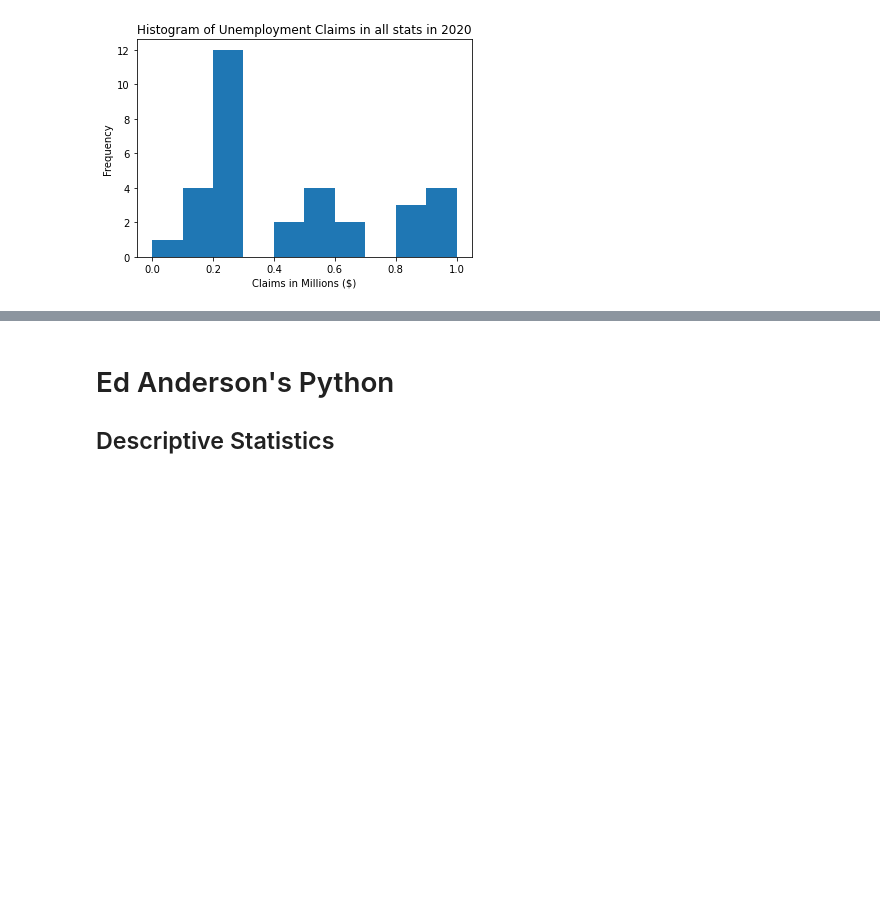
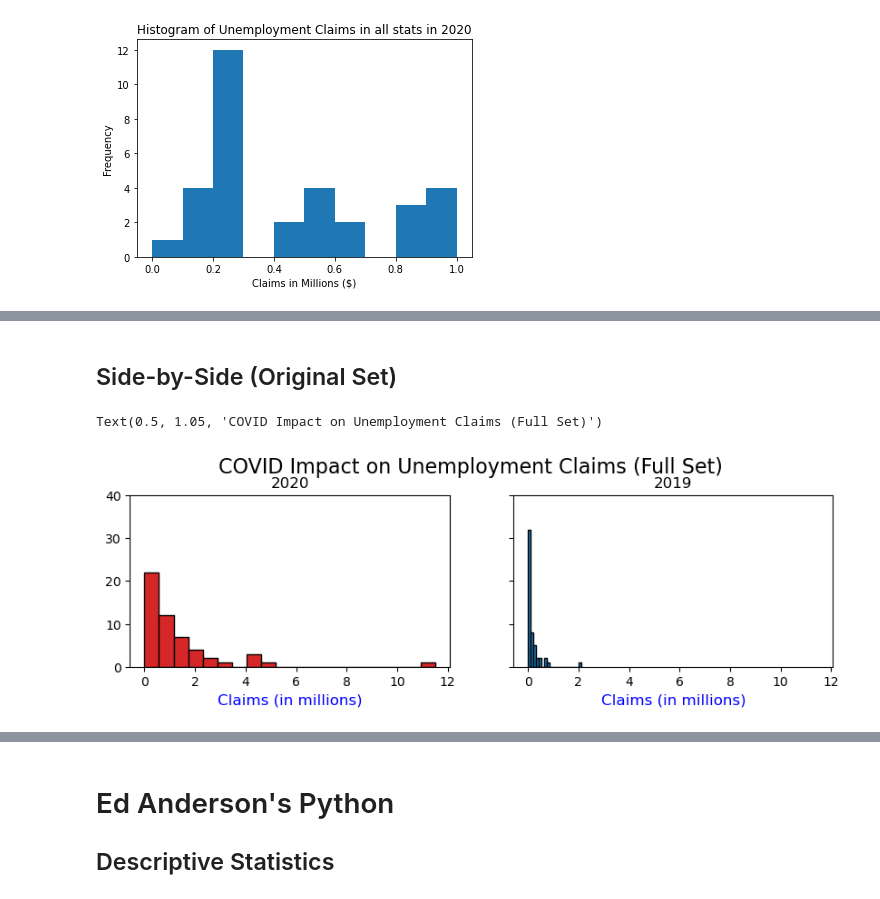
Before and after one commit to amajor/data-visualization-project-week-5, a Jupyter notebook: unemployment.ipynb, the cells around one changed output, grey strips where cells are left out. Cells and saved outputs as stored; diff of their text form; code cells hidden in the pictures; blank space fills up the shorter version.

```diff
--- a/unemployment.ipynb
+++ b/unemployment.ipynb
@@ -192,0 +225,18 @@ plt.show()
+# %% [markdown]
+## Side-by-Side (Original Set)
+# %%
+fig, axes = plt.subplots(1, 2, figsize=(10,2.5), dpi=100, sharex=True, sharey=True)
+colors = ['tab:red', 'tab:blue']
+
+for i, (ax, Year) in enumerate(zip(axes.flatten(), unemployment_data.Year.unique())):
+    x = unemployment_data.loc[unemployment_data.Year==Year, 'Claims_in_millions']
+    ax.hist(x, bins=20, label=str(Year), color=colors[i], edgecolor = 'black')
+    ax.set_title(Year)
+    ax.set_xlabel('Claims (in millions)', fontsize = 12, color = 'b')
+
+plt.ylim(0, 40)
+
+plt.suptitle('COVID Impact on Unemployment Claims (Full Set)', y=1.05, size=16)
+# %% [output]
+Text(0.5, 1.05, 'COVID Impact on Unemployment Claims (Full Set)')
+[figure, added]
```
Also changed, not shown: parts of 6 cells of this notebook, 13 other files.
